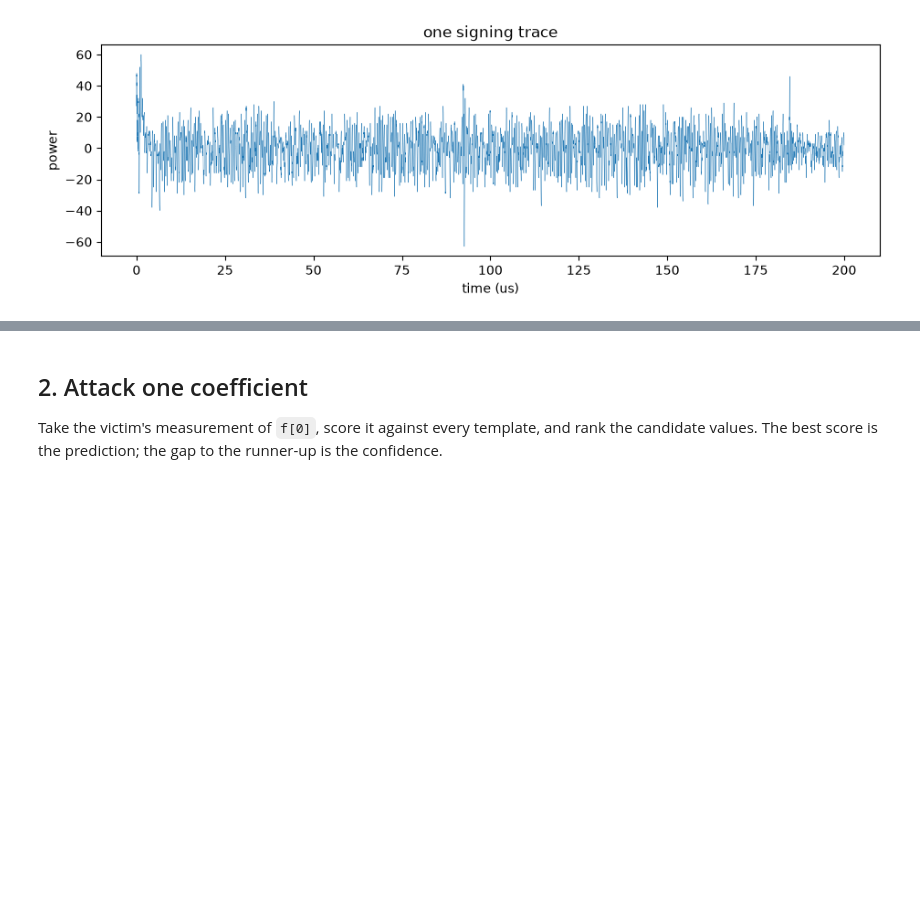
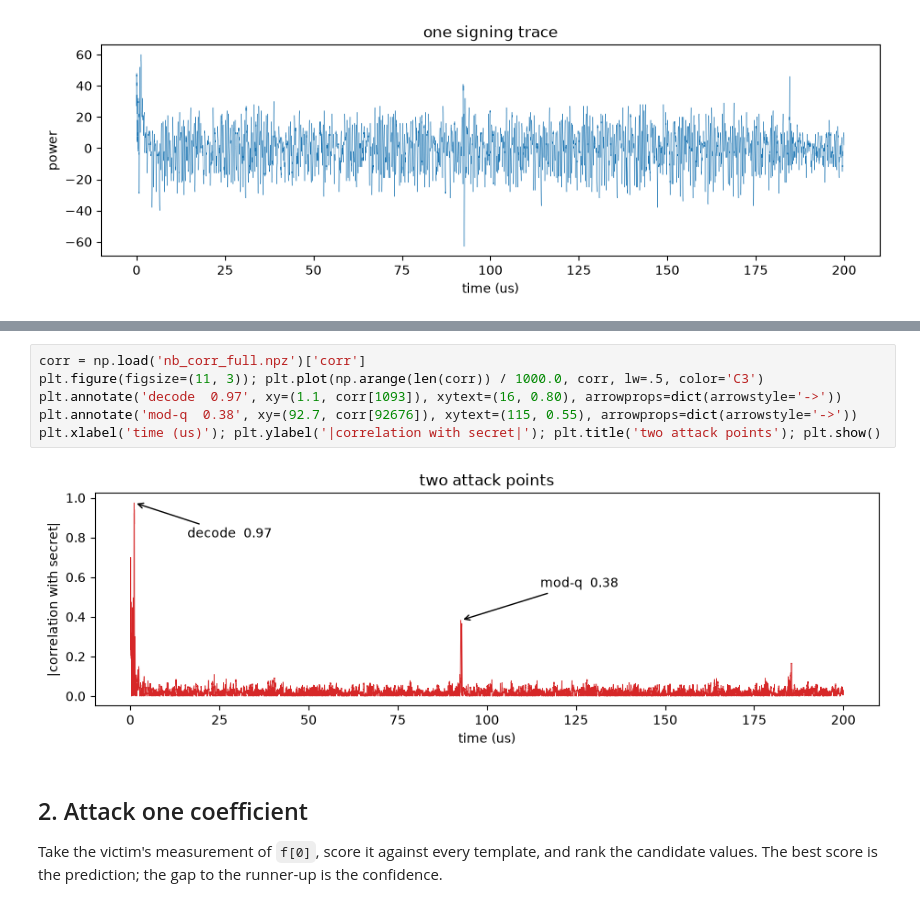
Before and after one commit to Mervespm/Pinata, a Jupyter notebook: sca-scripts/demo/falcon_demo.ipynb, the cells around one changed output, grey strips where cells are left out. Drawn from its saved outputs; the diff is of its cells as text; blank space fills up the shorter version.

Commit message:
Demo: add correlation plot (two attack points)

```diff
--- a/sca-scripts/demo/falcon_demo.ipynb
+++ b/sca-scripts/demo/falcon_demo.ipynb
@@ -34,3 +39,11 @@ plt.xlabel('time (us)'); plt.ylabel('power'); plt.title('one signing trace'); pl
+# %%
+corr = np.load('nb_corr_full.npz')['corr']
+plt.figure(figsize=(11, 3)); plt.plot(np.arange(len(corr)) / 1000.0, corr, lw=.5, color='C3')
+plt.annotate('decode  0.97', xy=(1.1, corr[1093]), xytext=(16, 0.80), arrowprops=dict(arrowstyle='->'))
+plt.annotate('mod-q  0.38', xy=(92.7, corr[92676]), xytext=(115, 0.55), arrowprops=dict(arrowstyle='->'))
+plt.xlabel('time (us)'); plt.ylabel('|correlation with secret|'); plt.title('two attack points'); plt.show()
+# %% [output]
+[figure, added]
 # %% [markdown]
 ## 2. Attack one coefficient
 
```
Also changed, not shown: parts of 1 cell of this notebook, 1 other file.
